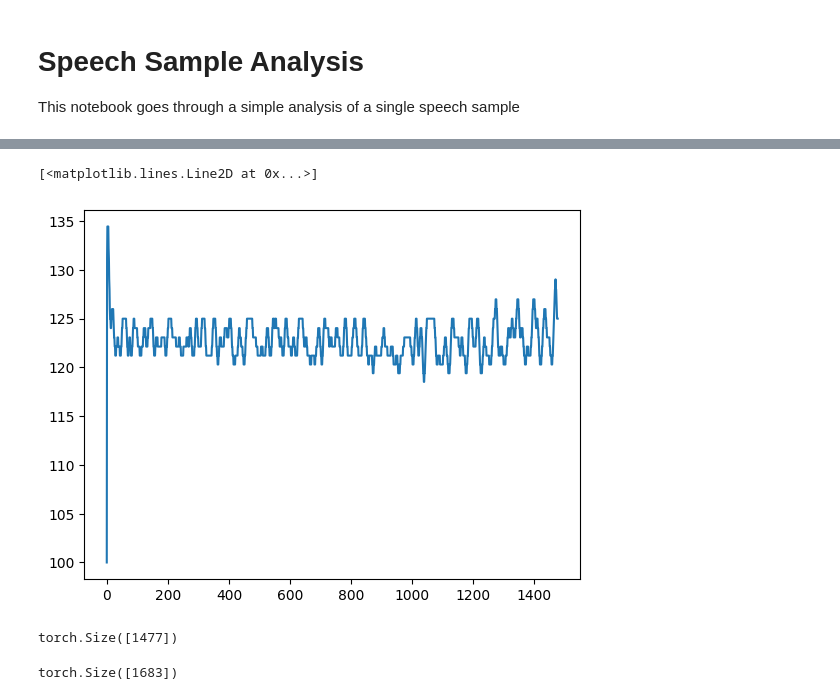
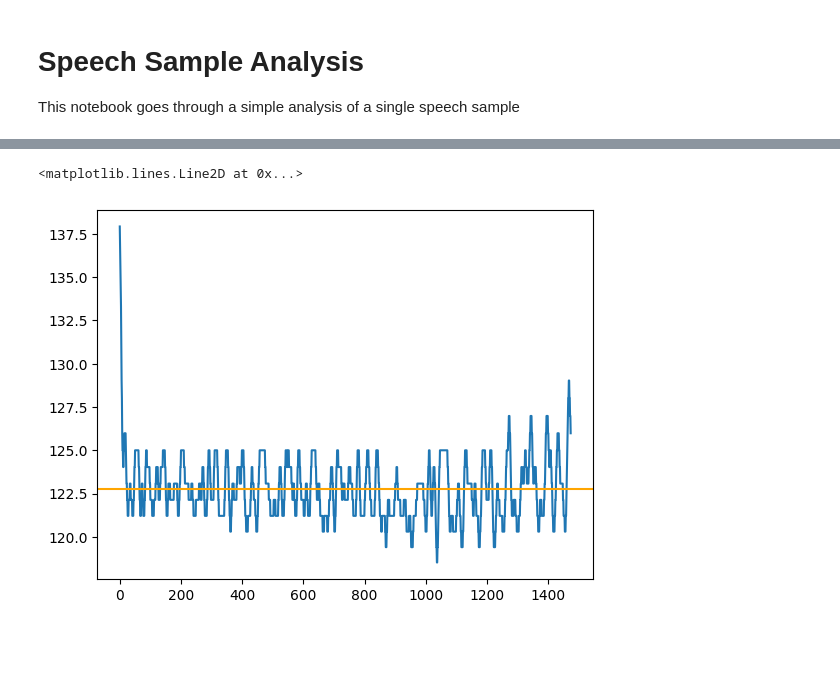
Before and after one commit to pplantinga/ParkinsonSpeechAI, a Jupyter notebook: voice-analysis.ipynb, the cells around one changed output, grey strips where cells are left out. Drawn from its saved outputs; the diff is of its cells as text; code cells hidden in the pictures; blank space fills up the shorter version.

Commit message:
Update voice analysis example

```diff
--- a/voice-analysis.ipynb
+++ b/voice-analysis.ipynb
@@ -13,0 +51,9 @@ f0, voiced, jitter, shimmer, hnr = vocal_characteristics(audio.squeeze(), sample
+# %%
+orig_windows = audio.unfold(-1, window_samples, step_samples)
+lowpass_audio = torchaudio.functional.lowpass_biquad(audio, sample_rate, 800)
+lowpass_windows = lowpass_audio.unfold(-1, window_samples, step_samples)
+power_ratio = compute_power_ratio(orig_windows, lowpass_windows).squeeze()
+
+power_threshold = 0.1
+plt.plot(power_ratio)
+plt.axhline(y = power_threshold, color="orange")
@@ -13,0 +68,8 @@ f0, voiced, jitter, shimmer, hnr = vocal_characteristics(audio.squeeze(), sample
+# %%
+kbest_lags, autocorrelation_ratio = autocorrelate(
+    lowpass_windows, min_lag_samples, max_lag_samples
+)
+
+autocorrelation_threshold = 0.5
+plt.plot(autocorrelation_ratio)
+plt.axhline(y = autocorrelation_threshold, color="orange")
@@ -13,0 +79,6 @@ f0, voiced, jitter, shimmer, hnr = vocal_characteristics(audio.squeeze(), sample
+# %%
+# voicing threshold is simply the intersection of these thresholds
+voiced = autocorrelation_ratio > autocorrelation_threshold
+voiced &= power_ratio > power_threshold
+
+plt.plot(voiced)
@@ -14,14 +99,12 @@ f0, voiced, jitter, shimmer, hnr = vocal_characteristics(audio.squeeze(), sample
 # %%
-# What does f0 look like
-plt.plot(f0)
+# Only compute f0 on voiced frames, it doesn't make sense on unvoiced ones.
+best_lags = iterative_lag_selection(kbest_lags[voiced], iterations=3)
+
+# Convert to hZ
+estimated_f0 = sample_rate / best_lags
+
+plt.plot(estimated_f0)
+plt.axhline(y = estimated_f0.mean(), color="orange")
 # %% [output]
-[<matplotlib.lines.Line2D at 0x...>]
+<matplotlib.lines.Line2D at 0x...>
-[figure, old version]
+[figure, new version]
-# %%
-print(f0.shape)
-# %% [output]
-torch.Size([1477])
-# %%
-print(voiced.shape)
-# %% [output]
-torch.Size([1683])
```
Also changed, not shown: parts of 18 cells of this notebook, 1 other file.
